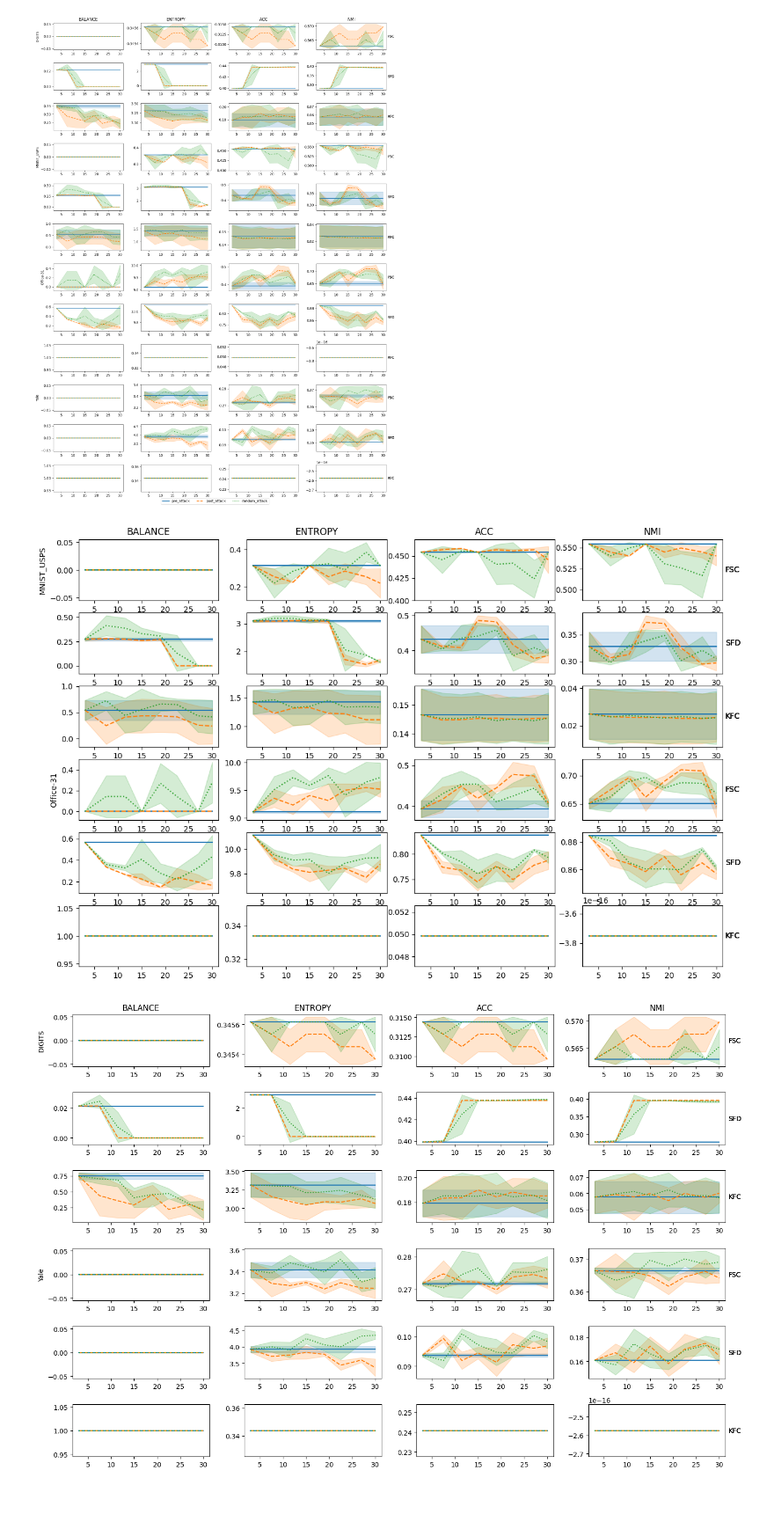
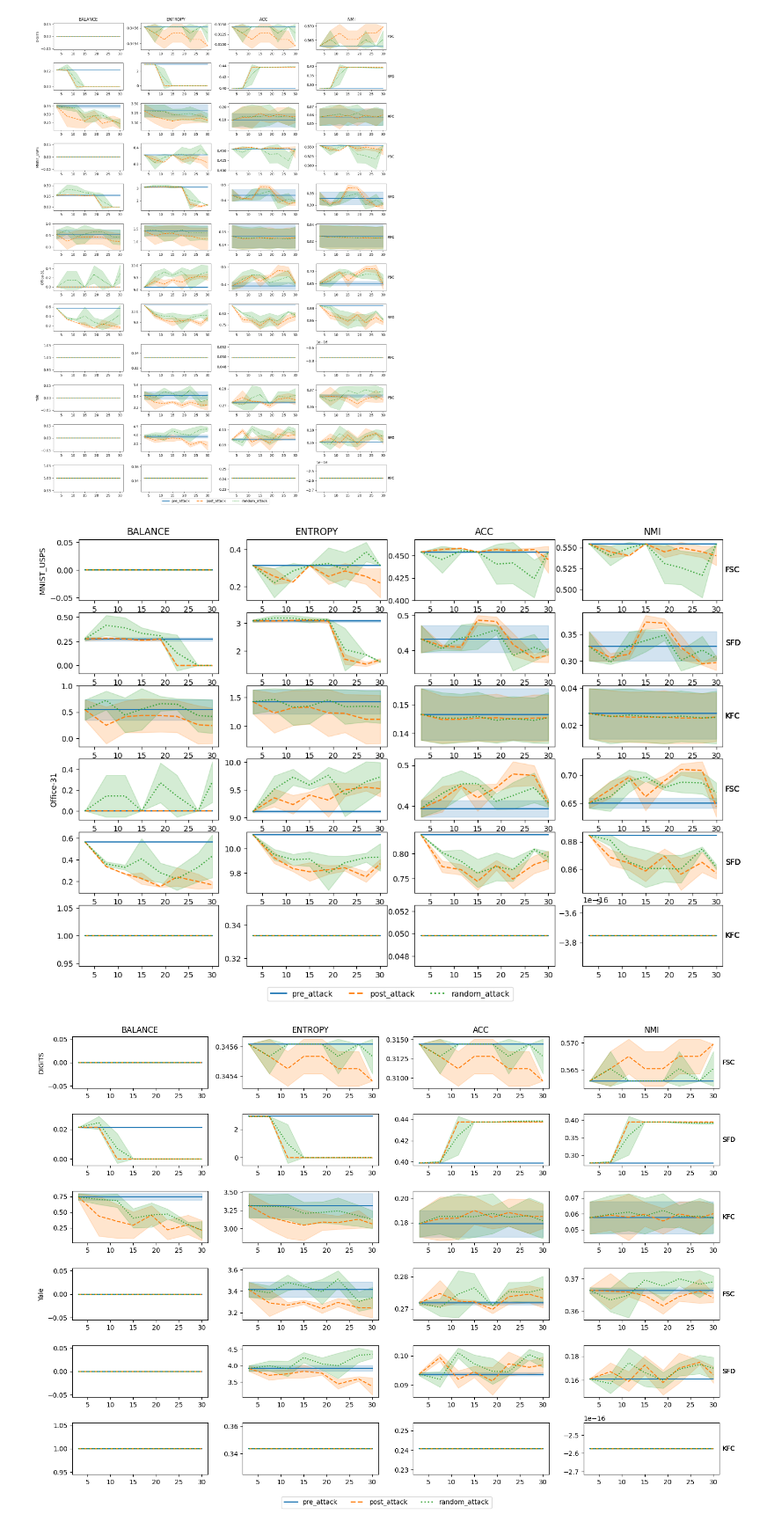
Before and after one commit to iasonsky/Repro-RobustFairClustering, a Jupyter notebook: Fair-Clustering-Codebase/plot_data/repro_figure_2.ipynb, the cells around one changed output. Shown at 88% size. Cells and saved outputs as stored; diff of their text form; code cells hidden in the pictures; blank space fills up the shorter version.

Commit message:
added legends to fig 2

```diff
--- a/Fair-Clustering-Codebase/plot_data/repro_figure_2.ipynb
+++ b/Fair-Clustering-Codebase/plot_data/repro_figure_2.ipynb
@@ -203,32 +203,39 @@ for i, dataset in enumerate(datasets1):
                 if i == 0 and j == 0:
                     ax.set_title(metric)
                 if k == len(metrics) - 1:  # If it's the last metric, add the algorithm on the right side
                     ax.text(1.02, 0.5, subdir, transform=ax.transAxes, va='center')
 for i, dataset in enumerate(datasets2):
     for j, subdir in enumerate(subdirs):
         for k, metric in enumerate(metrics):
             ax = axs2[i*len(subdirs)*len(metrics) + j*len(metrics) + k]
             for l, attack in enumerate(attacks):
                 # Filter keys for current dataset and subdir
                 key = f"{dataset}_{subdir}_{attack}"
                 if key in mean_std_data:
                     value = mean_std_data[key]
 
                     means = [entry[metric]['mean'] for entry in value.values()]  # Extract means
                     stds = [entry[metric]['std'] for entry in value.values()]  # Extract standard deviations
                     x = list(mean_std_data[key].keys())
                     color = cmap(l)  # Get the color for the current line
                     ax.plot(x, means, line_styles[l], color=color, label=attack)
                     ax.fill_between(x, [m - s for m, s in zip(means, stds)], [m + s for m, s in zip(means, stds)], color=color, alpha=0.2)
 
                 if j == 0 and k == 0:  # Set the dataset as the y label only for the first subplot of each dataset
                     ax.set_ylabel(dataset)
                 if i == 0 and j == 0:
                     ax.set_title(metric)
                 if k == len(metrics) - 1:  # If it's the last metric, add the algorithm on the right side
                     ax.text(1.02, 0.5, subdir, transform=ax.transAxes, va='center')
+
+lines = [Line2D([0], [0], color=cmap(i), linewidth=2, linestyle=line_styles[i]) for i in range(len(attacks))]
+fig1.legend(lines, attacks, loc='lower center', ncol=len(attacks), bbox_to_anchor=(0.5, 0.04))
+
+lines = [Line2D([0], [0], color=cmap(i), linewidth=2, linestyle=line_styles[i]) for i in range(len(attacks))]
+fig2.legend(lines, attacks, loc='lower center', ncol=len(attacks), bbox_to_anchor=(0.5, -0.04))
+
 plt.tight_layout()
 plt.show()
 # %% [output]
-[figure, old version]
+[figure, new version]
-[figure, old version]
+[figure, new version]
```
